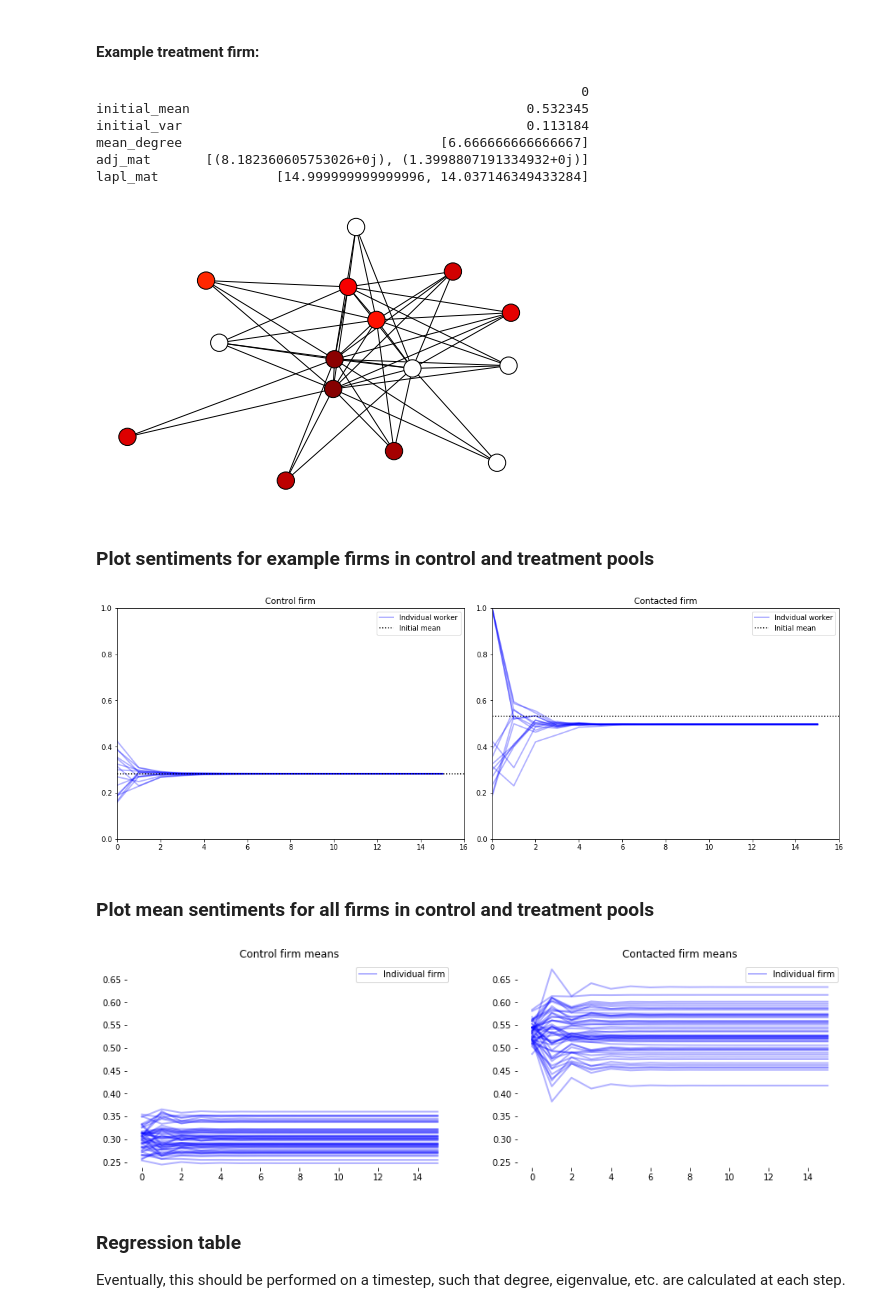
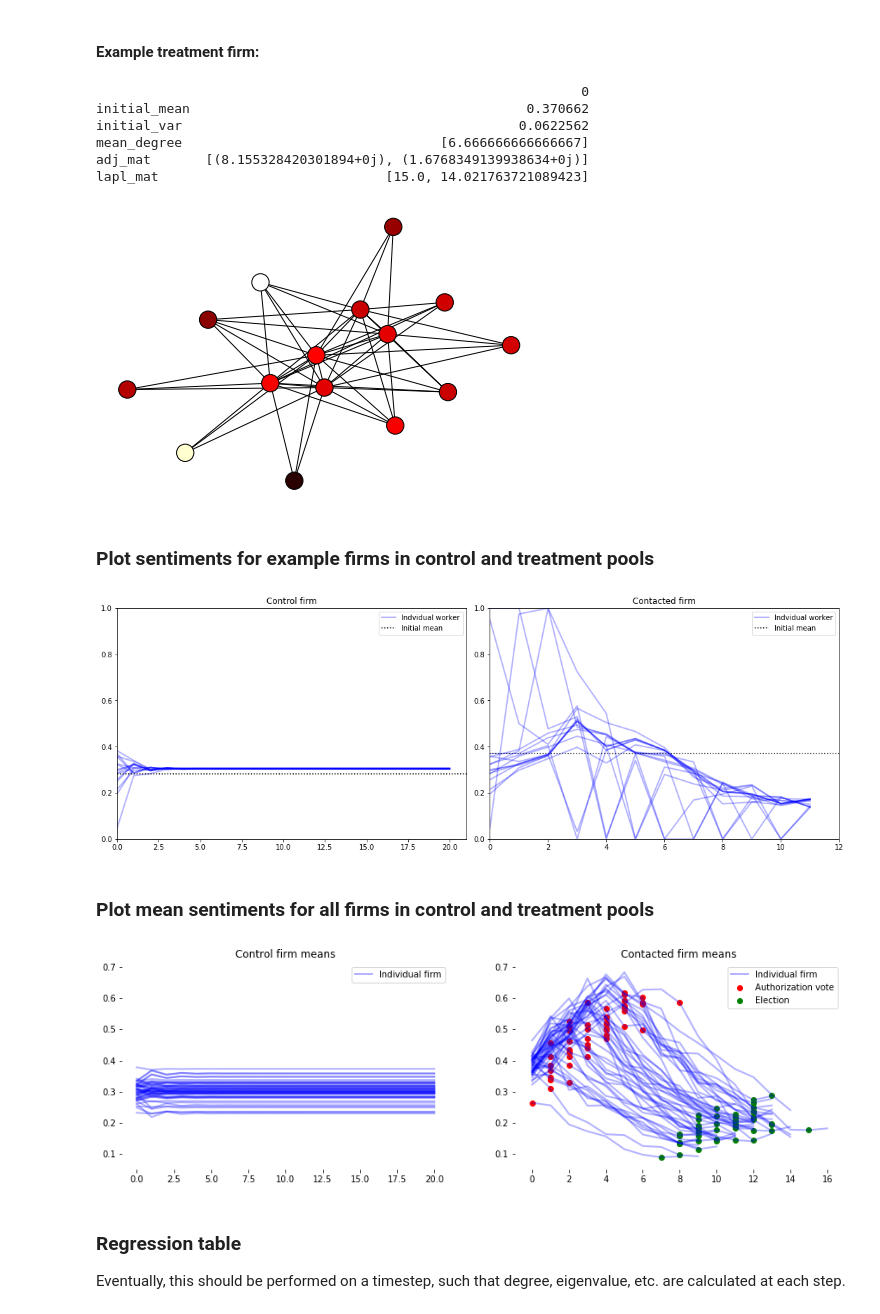
Before and after one commit to beccaroskill/organizing-simulation, a Jupyter notebook: degroot_social_learning.ipynb, the cells around one changed output. Saved outputs shown, nothing was run; the diff lists cells and outputs as text; code cells hidden in the pictures.

Commit message:
Adding election timeline

```diff
--- a/degroot_social_learning.ipynb
+++ b/degroot_social_learning.ipynb
@@ -8,7 +8,7 @@ norm = mpl.colors.Normalize(vmin=0, vmax=1)
 cmap = mpl.cm.ScalarMappable(norm=norm, cmap=mpl.cm.hot)
 %matplotlib inline
 plt.rcParams.update({
-    'figure.figsize': (10, 3),
+    'figure.figsize': (5, 3),
     'axes.spines.right': False,
     'axes.spines.left': False,
     'axes.spines.top': False,
@@ -45,7 +53,7 @@ class Worker:
     def contact(self, time, organizer_skill=1):
         """Updates sentiment for worker based on current sentiment and organizer skill."""
         time = sorted(self.sentiments.keys())[-1]
-        self.sentiments[time] = min(organizer_skill, 1)
+        self.sentiments[time] = max(min(self.sentiments[time] + organizer_skill, 1), 0) #
         self.contacted = True
 # %%
 class Organizer:
@@ -71,6 +103,7 @@ class Firm:
         self.sentiment_mean = sentiment_mean
         self.sentiment_std = sentiment_std
         self.workers = []
+        self.event_times = {}
         for index, initial_sentiment in enumerate(self.init_sentiments()):
             self.workers.append(Worker(index, initial_sentiment))
 
@@ -122,7 +155,7 @@ class Firm:
         # Repeatedly update beliefs
         start_time = len(self.workers[0].sentiments)
         for i in range(steps):
-            self.learning_step(i)
+            self.learning_step(i + start_time - 1)
 
     def get_sentiments(self):
         x = {w.id: sorted(w.sentiments.keys()) for w in self.workers}
@@ -132,6 +165,17 @@ class Firm:
     def get_mean_sentiment(self, time):
         current_sentiments = [w.sentiments[time] for w in self.workers]
         return np.mean(current_sentiments)
+
+    def get_latest_time(self):
+        return sorted(self.workers[0].sentiments.keys())[-1]
+
+    def poll(self, time):
+        current_sentiments = [w.sentiments[time] for w in self.workers]
+        workers_for = 0
+        for sentiment in current_sentiments:
+            if random.uniform(0, 1) < sentiment:
+                workers_for += 1
+        return workers_for / len(self.workers)
 
     def plot_sentiments(self):
         x, y = self.get_sentiments()
@@ -186,12 +252,12 @@ F_contacted_ex = F_contacted_set[0]
 F_contacted_ex.display()
 # %% [output]
                                                               0
-initial_mean                                           0.532345
-initial_var                                            0.113184
+initial_mean                                           0.370662
+initial_var                                           0.0622562
 mean_degree                                 [6.666666666666667]
-adj_mat       [(8.182360605753026+0j), (1.3998807191334932+0j)]
-lapl_mat               [14.999999999999996, 14.037146349433284]
+adj_mat       [(8.155328420301894+0j), (1.6768349139938634+0j)]
+lapl_mat                             [15.0, 14.021763721089423]
-[figure, old version]
+[figure, new version]
 # %% [markdown]
 ### Plot sentiments for example firms in control and treatment pools
 # %%
@@ -207,39 +273,43 @@ for i, (title, F) in enumerate(firms.items()):
     F.plot_sentiments()
 plt.tight_layout()
 # %% [output]
-[figure, old version]
+[figure, new version]
 # %% [markdown]
 ### Plot mean sentiments for all firms in control and treatment pools
 # %%
 def plot_firm_means(firms):
     """Plot mean sentiments over time for sample firms"""
     plt.rcParams.update({'figure.figsize': (15, 15)})
     for i, F in enumerate(firms):
         x, y = F.get_sentiments()
         means = []
         for j in range(len(y[0])):
             current_sentiments = [y[w.id][j] for w in F.workers]
             means.append(np.mean(current_sentiments))
-        plt.plot(range(len(y[0])), means, 'b-', alpha=0.3, linewidth=2, label='Individual firm' if i ==0 else None)
+            if 'authorization_vote' in F.event_times and j == F.event_times['authorization_vote']:
+                plt.scatter(j, means[-1], color='red', label='Authorization vote' if i==0 else None)
+            if 'election' in F.event_times and j == F.event_times['election']:
+                plt.scatter(j, means[-1], color='green', label='Election' if i==0 else None)
+        plt.plot(range(len(y[0])), means, 'b-', alpha=0.3, linewidth=2, label='Individual firm' if i==0 else None)
     plt.legend()
 
 # Plot control firms
 subplt_control = plt.subplot(3, 2, 1)
 plt.title('Control firm means')
 plot_firm_means(F_control_set)
 min_control, max_control = plt.ylim()
 
 # Plot contacted firms
 subplt_contacted = plt.subplot(3, 2, 2)
 plt.title('Contacted firm means')
 plot_firm_means(F_contacted_set)
 min_contacted, max_contacted = plt.ylim()
 
 # Scale axes on compatible sentiment range
 for subplt in [subplt_control, subplt_contacted]:
     plt.setp(subplt, ylim=(min(min_control, min_contacted), max(max_control, max_contacted)))
 # %% [output]
-[figure, old version]
+[figure, new version]
 # %% [markdown]
 ### Regression table
 
```
Also changed, not shown: parts of 10 cells of this notebook.
